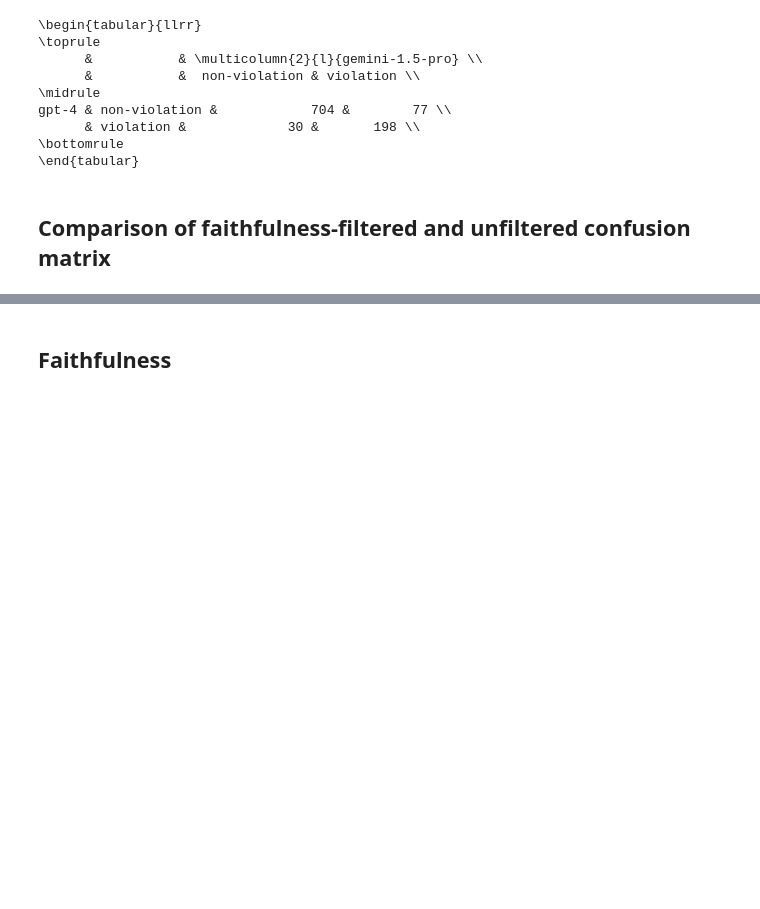
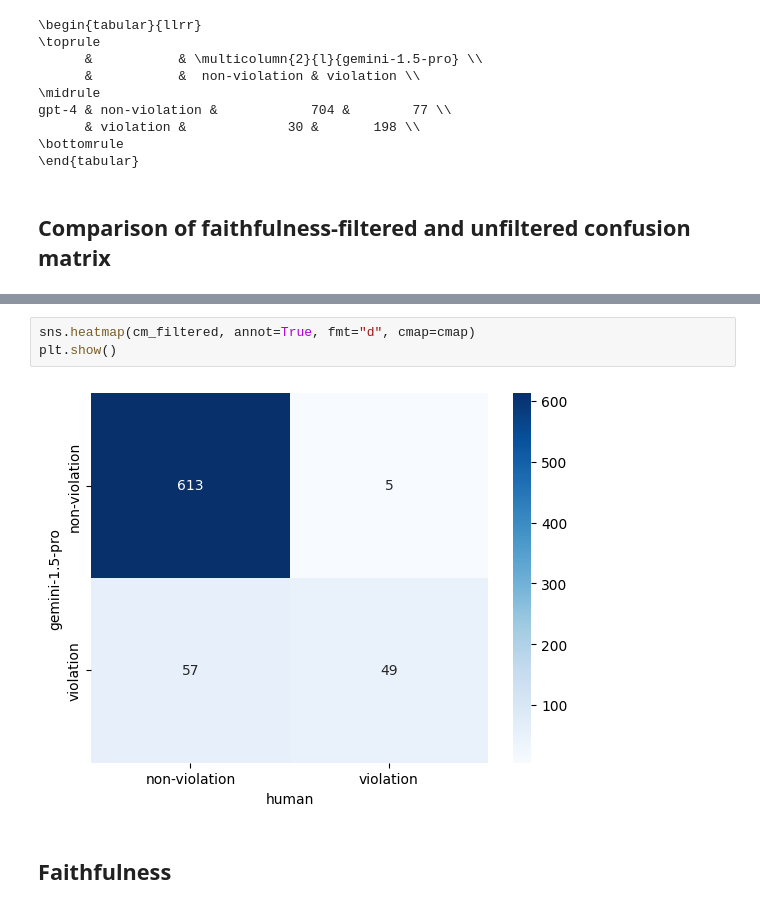
Before and after one commit to climatepolicyradar/document-qa-prototype, a Jupyter notebook: notebooks/technical_report/all_graphs.ipynb, the cells around one changed output, grey strips where cells are left out. Saved outputs shown, nothing was run; the diff lists cells and outputs as text; blank space fills up the shorter version.

```diff
--- a/notebooks/technical_report/all_graphs.ipynb
+++ b/notebooks/technical_report/all_graphs.ipynb
@@ -160,3 +159,8 @@ plt.show()
+# %%
+sns.heatmap(cm_filtered, annot=True, fmt="d", cmap=cmap)
+plt.show()
+# %% [output]
+[figure, added]
 # %% [markdown]
 ## Faithfulness
 # %%
```
Also changed, not shown: parts of 9 cells of this notebook.
